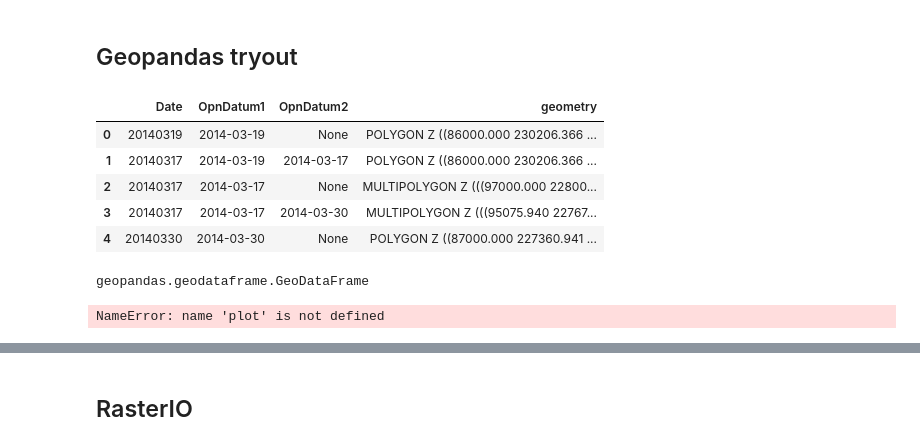
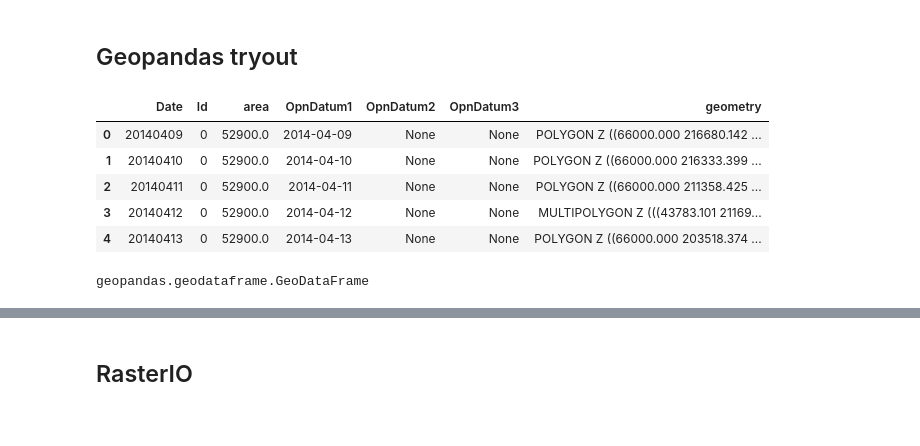
Before and after one commit to Maarten-Vandaele/Maarten_3DHouseProject, a Jupyter notebook: Maarten_3DhouseProject.ipynb, the cells around one changed output, grey strips where cells are left out. Drawn from its saved outputs; the diff is of its cells as text; code cells hidden in the pictures.

```diff
--- a/Maarten_3DhouseProject.ipynb
+++ b/Maarten_3DhouseProject.ipynb
@@ -11,16 +11,16 @@ tiff5 = './assets/DHMVIIDSMRAS1m_k05.tif'
 tiff12 = "./assets/DHMVIIDSMRAS1m_k12.tif"
 tiff13 = "./assets/DHMVIIDSMRAS1m_k13.tif"
 # %%
-DHM5 = gpd.read_file('./assets/DHMVIIDTMRAS1m_k05/DHMVII_vdc_k5.shp')
+SHP12 = gpd.read_file('./assets/DHMVIIDSMRAS1m_k12/DHMVII_vdc_k12.shp')
 # %% [markdown]
 ## Geopandas tryout
 # %%
-DHM5.head()
+SHP12.head()
 # %% [output]
-|  | Date | OpnDatum1 | OpnDatum2 | geometry |
-| 0 | 20140319 | 2014-03-19 | None | POLYGON Z ((86000.000 230206.366 ... |
-| 1 | 20140317 | 2014-03-19 | 2014-03-17 | POLYGON Z ((86000.000 230206.366 ... |
-| 2 | 20140317 | 2014-03-17 | None | MULTIPOLYGON Z (((97000.000 22800... |
-| 3 | 20140317 | 2014-03-17 | 2014-03-30 | MULTIPOLYGON Z (((95075.940 22767... |
-| 4 | 20140330 | 2014-03-30 | None | POLYGON Z ((87000.000 227360.941 ... |
+|  | Date | Id | area | OpnDatum1 | OpnDatum2 | OpnDatum3 | geometry |
+| 0 | 20140409 | 0 | 52900.0 | 2014-04-09 | None | None | POLYGON Z ((66000.000 216680.142 ... |
+| 1 | 20140410 | 0 | 52900.0 | 2014-04-10 | None | None | POLYGON Z ((66000.000 216333.399 ... |
+| 2 | 20140411 | 0 | 52900.0 | 2014-04-11 | None | None | POLYGON Z ((66000.000 211358.425 ... |
+| 3 | 20140412 | 0 | 52900.0 | 2014-04-12 | None | None | MULTIPOLYGON Z (((43783.101 21169... |
+| 4 | 20140413 | 0 | 52900.0 | 2014-04-13 | None | None | POLYGON Z ((66000.000 203518.374 ... |
 # %%
@@ -28,6 +28,2 @@ type(DHM5)
 # %% [output]
 geopandas.geodataframe.GeoDataFrame
-# %%
-plot(DHM5)
-# %% [output]
-NameError: name 'plot' is not defined
```
Also changed, not shown: parts of 10 cells of this notebook, 1 other file.
